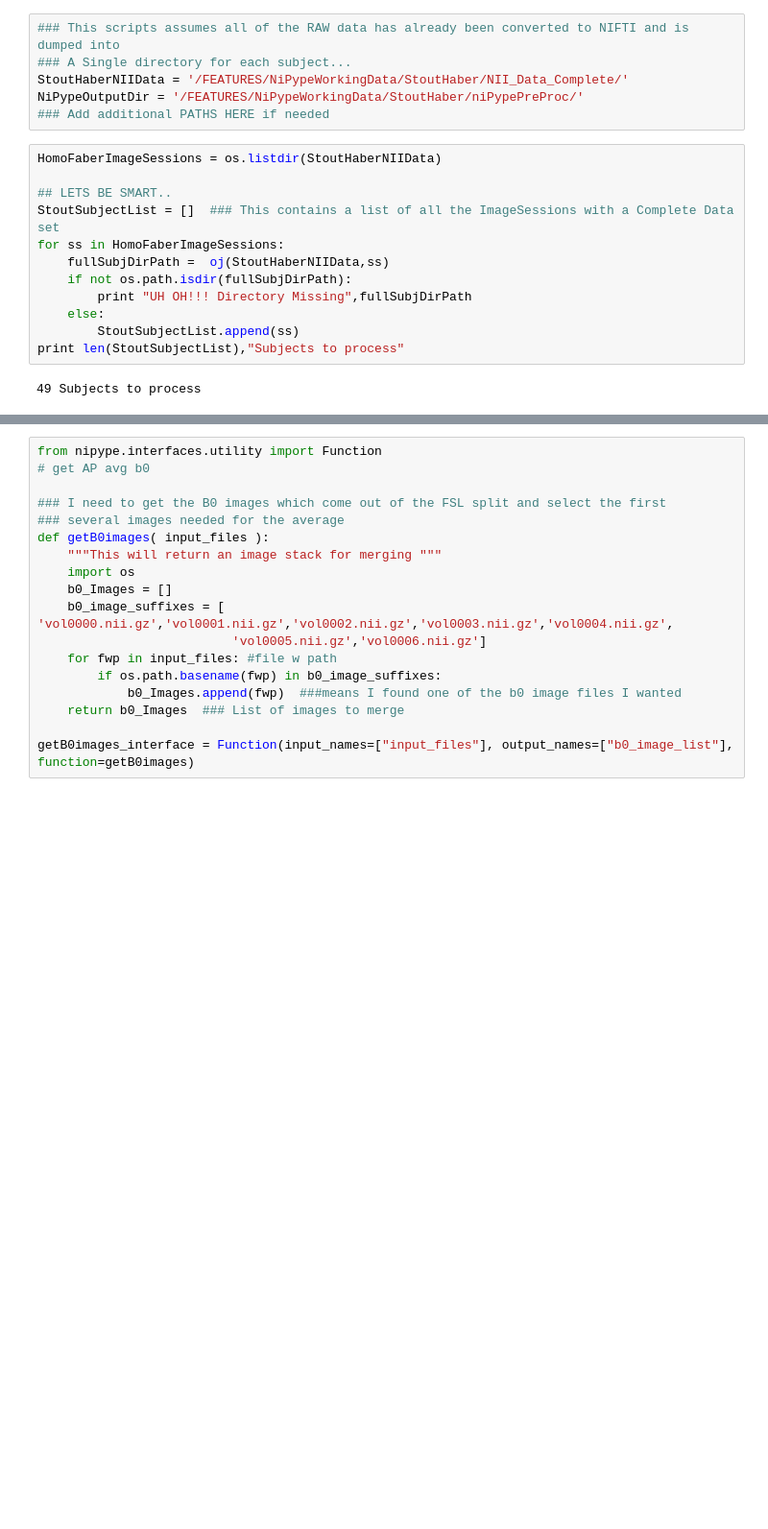
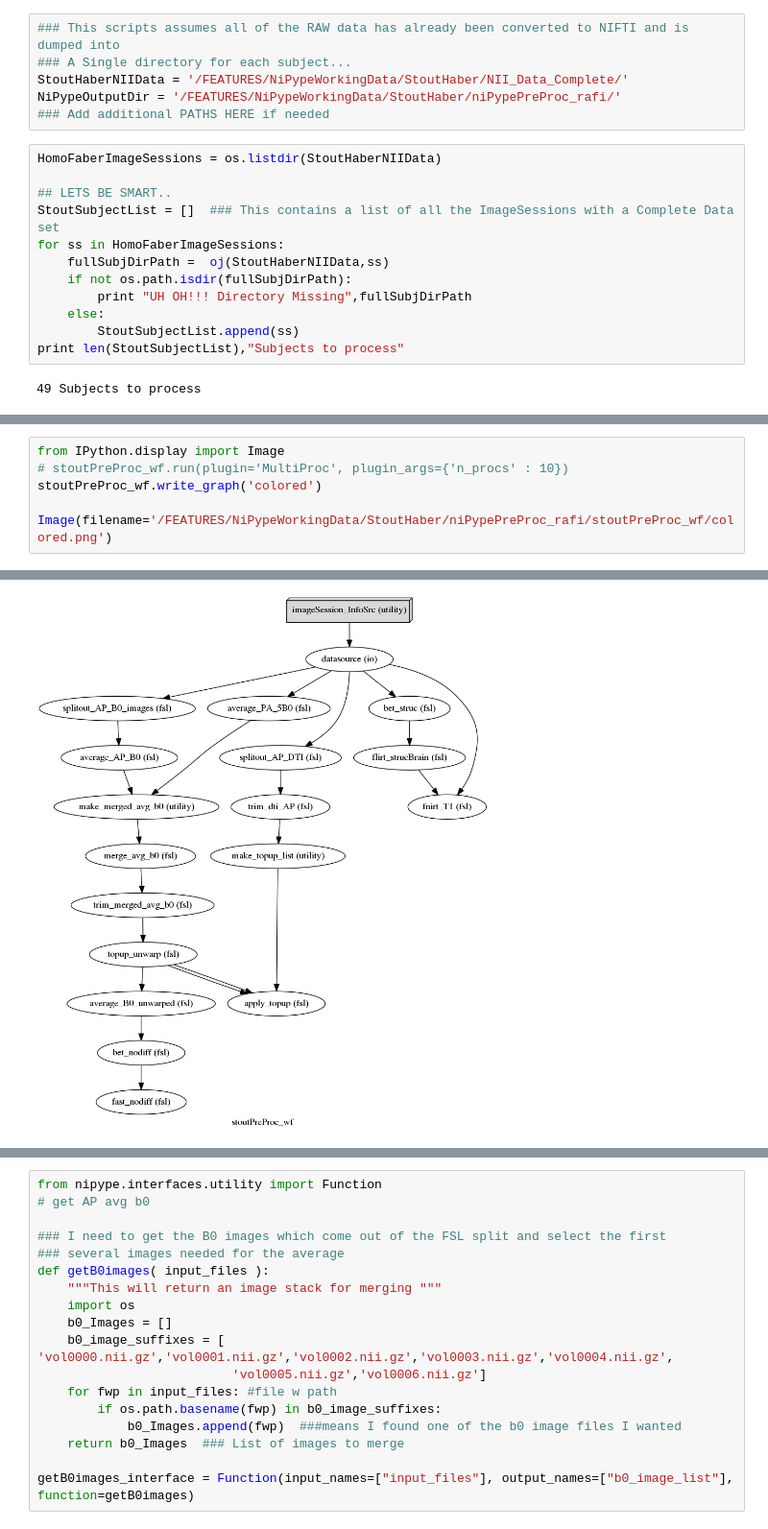
Before and after one commit to dgutman/GutmanLabNipypeWorkflows, a Jupyter notebook: IpythonNotebooks/PreProcNiPypeStoutData.ipynb, the cells around one changed output, grey strips where cells are left out. Shown at 96% size. Drawn from its saved outputs; the diff is of its cells as text; blank space fills up the shorter version.

```diff
--- a/IpythonNotebooks/PreProcNiPypeStoutData.ipynb
+++ b/IpythonNotebooks/PreProcNiPypeStoutData.ipynb
@@ -13,7 +13,7 @@ import nipype.interfaces.fsl as fsl
 ### This scripts assumes all of the RAW data has already been converted to NIFTI and is dumped into
 ### A Single directory for each subject...
 StoutHaberNIIData = '/FEATURES/NiPypeWorkingData/StoutHaber/NII_Data_Complete/'
-NiPypeOutputDir = '/FEATURES/NiPypeWorkingData/StoutHaber/niPypePreProc/'
+NiPypeOutputDir = '/FEATURES/NiPypeWorkingData/StoutHaber/niPypePreProc_rafi/'
 ### Add additional PATHS HERE if needed
 # %%
 HomoFaberImageSessions = os.listdir(StoutHaberNIIData)
@@ -57,0 +380,7 @@ datasource.inputs.template_args = StoutDataSourceDict
+# %%
+from IPython.display import Image
+# stoutPreProc_wf.run(plugin='MultiProc', plugin_args={'n_procs' : 10})
+stoutPreProc_wf.write_graph('colored')
+
+Image(filename='/FEATURES/NiPypeWorkingData/StoutHaber/niPypePreProc_rafi/stoutPreProc_wf/colored.png')
+# %% [output]
@@ -57,0 +389 @@ datasource.inputs.template_args = StoutDataSourceDict
+[figure, added]
```
Also changed, not shown: parts of 31 cells of this notebook, 3 other files.
